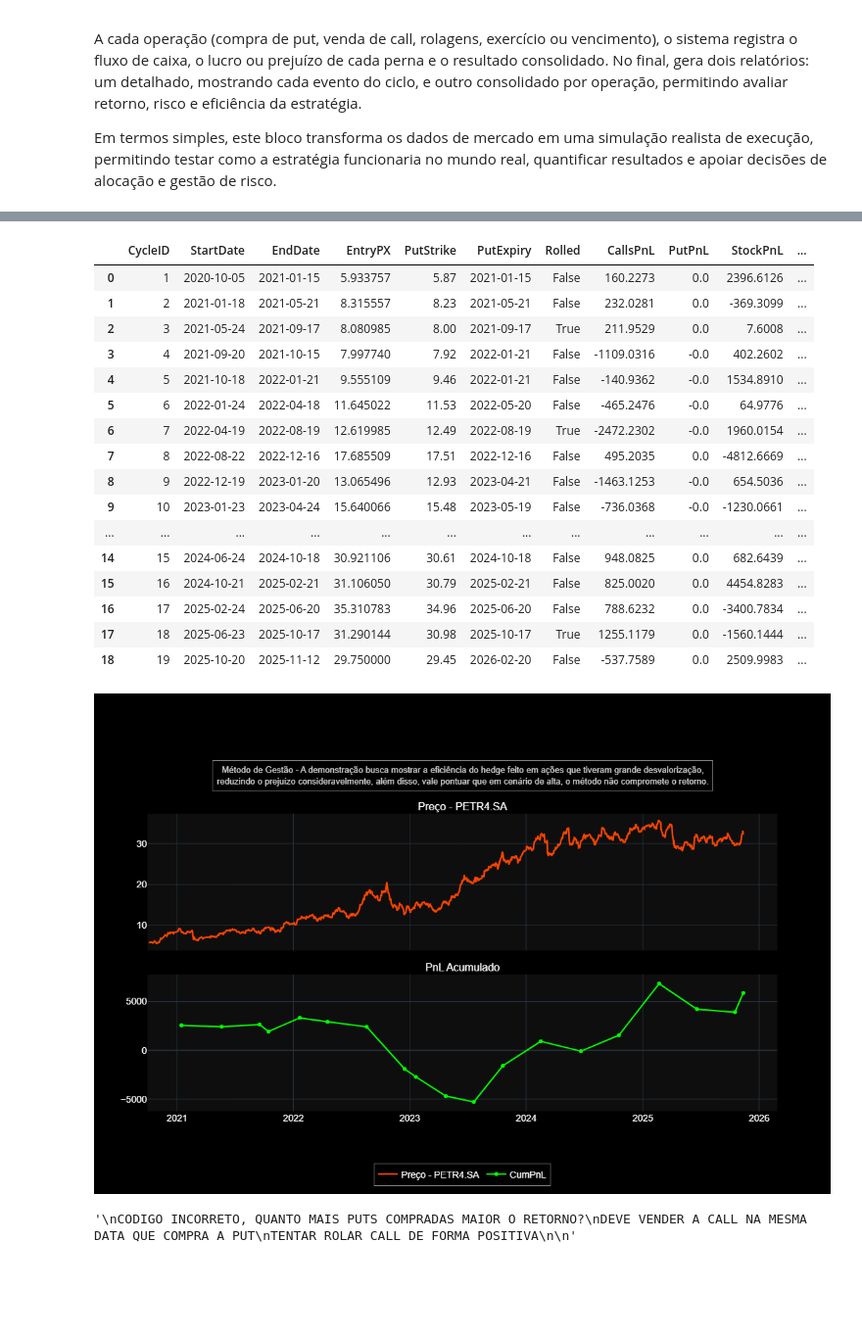
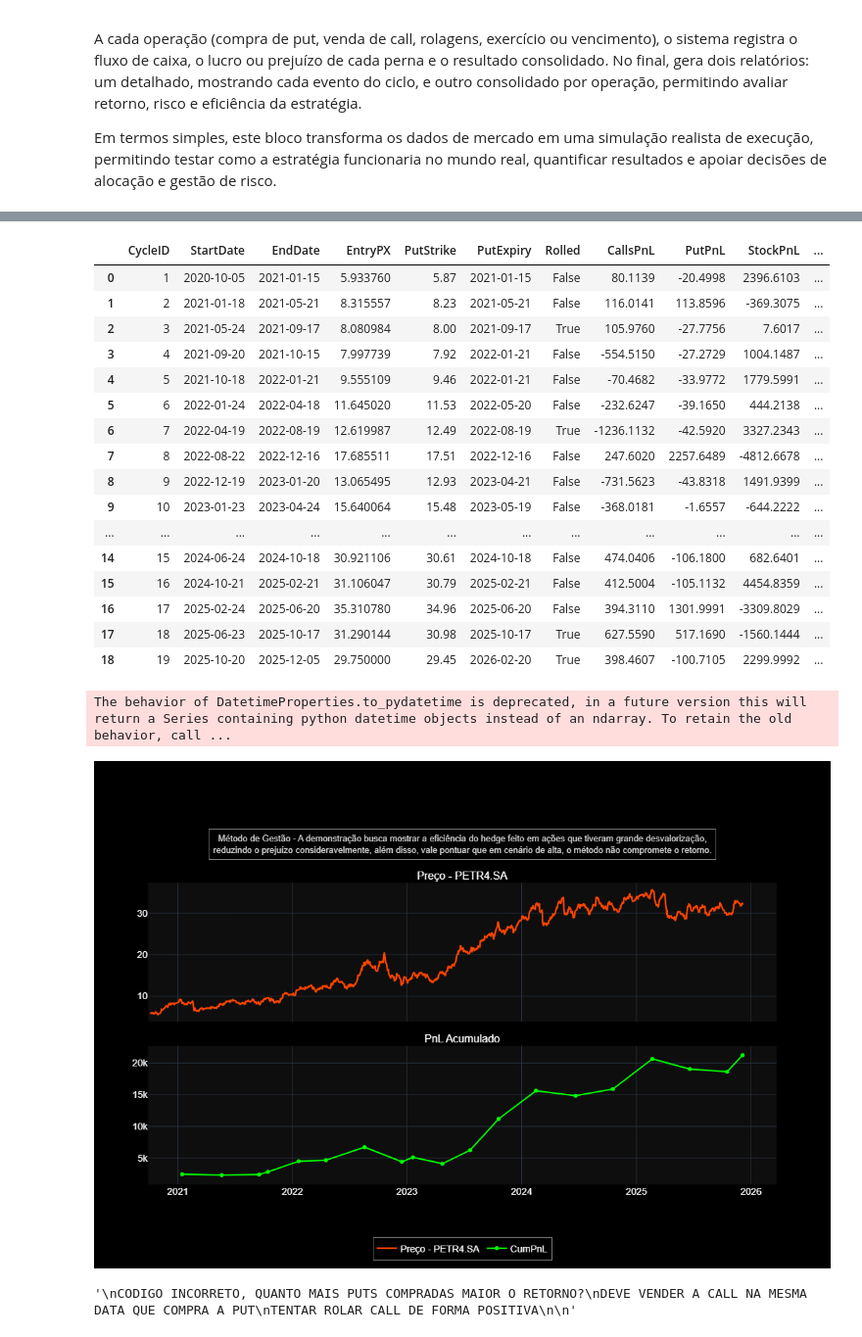
Before and after one commit to JoaoQuantDev/repositorio_exemplos, a Jupyter notebook: Collar_Perene.ipynb, the cells around one changed output, grey strips where cells are left out. Shown at 98% size. Saved outputs shown, nothing was run; the diff lists cells and outputs as text; code cells hidden in the pictures; blank space fills up the shorter version.

```diff
--- a/Collar_Perene.ipynb
+++ b/Collar_Perene.ipynb
@@ -521,8 +521,8 @@ if __name__ == "__main__":
     dados,
     r=0.15,
     stock_qty=1000,   # quantidade de ações compradas
-    put_qty=0,      # quantidade de puts compradas
-    call_qty=1000    # quantidade de calls vendidas
+    put_qty= 500,      # quantidade de puts compradas
+    call_qty=500    # quantidade de calls vendidas
 )
 
     # Exibir cabeçalhos
@@ -597,19 +614,20 @@ TENTAR ROLAR CALL DE FORMA POSITIVA
 |  | CycleID | StartDate | EndDate | EntryPX | PutStrike | PutExpiry | Rolled | CallsPnL | PutPnL | StockPnL | ... |
-| 0 | 1 | 2020-10-05 | 2021-01-15 | 5.933757 | 5.87 | 2021-01-15 | False | 160.2273 | 0.0 | 2396.6126 | ... |
-| 1 | 2 | 2021-01-18 | 2021-05-21 | 8.315557 | 8.23 | 2021-05-21 | False | 232.0281 | 0.0 | -369.3099 | ... |
-| 2 | 3 | 2021-05-24 | 2021-09-17 | 8.080985 | 8.00 | 2021-09-17 | True | 211.9529 | 0.0 | 7.6008 | ... |
-| 3 | 4 | 2021-09-20 | 2021-10-15 | 7.997740 | 7.92 | 2022-01-21 | False | -1109.0316 | -0.0 | 402.2602 | ... |
-| 4 | 5 | 2021-10-18 | 2022-01-21 | 9.555109 | 9.46 | 2022-01-21 | False | -140.9362 | -0.0 | 1534.8910 | ... |
-| 5 | 6 | 2022-01-24 | 2022-04-18 | 11.645022 | 11.53 | 2022-05-20 | False | -465.2476 | -0.0 | 64.9776 | ... |
-| 6 | 7 | 2022-04-19 | 2022-08-19 | 12.619985 | 12.49 | 2022-08-19 | True | -2472.2302 | -0.0 | 1960.0154 | ... |
-| 7 | 8 | 2022-08-22 | 2022-12-16 | 17.685509 | 17.51 | 2022-12-16 | False | 495.2035 | 0.0 | -4812.6669 | ... |
-| 8 | 9 | 2022-12-19 | 2023-01-20 | 13.065496 | 12.93 | 2023-04-21 | False | -1463.1253 | -0.0 | 654.5036 | ... |
-| 9 | 10 | 2023-01-23 | 2023-04-24 | 15.640066 | 15.48 | 2023-05-19 | False | -736.0368 | -0.0 | -1230.0661 | ... |
+| 0 | 1 | 2020-10-05 | 2021-01-15 | 5.933760 | 5.87 | 2021-01-15 | False | 80.1139 | -20.4998 | 2396.6103 | ... |
+| 1 | 2 | 2021-01-18 | 2021-05-21 | 8.315557 | 8.23 | 2021-05-21 | False | 116.0141 | 113.8596 | -369.3075 | ... |
+| 2 | 3 | 2021-05-24 | 2021-09-17 | 8.080984 | 8.00 | 2021-09-17 | True | 105.9760 | -27.7756 | 7.6017 | ... |
+| 3 | 4 | 2021-09-20 | 2021-10-15 | 7.997739 | 7.92 | 2022-01-21 | False | -554.5150 | -27.2729 | 1004.1487 | ... |
+| 4 | 5 | 2021-10-18 | 2022-01-21 | 9.555109 | 9.46 | 2022-01-21 | False | -70.4682 | -33.9772 | 1779.5991 | ... |
+| 5 | 6 | 2022-01-24 | 2022-04-18 | 11.645020 | 11.53 | 2022-05-20 | False | -232.6247 | -39.1650 | 444.2138 | ... |
+| 6 | 7 | 2022-04-19 | 2022-08-19 | 12.619987 | 12.49 | 2022-08-19 | True | -1236.1132 | -42.5920 | 3327.2343 | ... |
+| 7 | 8 | 2022-08-22 | 2022-12-16 | 17.685511 | 17.51 | 2022-12-16 | False | 247.6020 | 2257.6489 | -4812.6678 | ... |
+| 8 | 9 | 2022-12-19 | 2023-01-20 | 13.065495 | 12.93 | 2023-04-21 | False | -731.5623 | -43.8318 | 1491.9399 | ... |
+| 9 | 10 | 2023-01-23 | 2023-04-24 | 15.640064 | 15.48 | 2023-05-19 | False | -368.0181 | -1.6557 | -644.2222 | ... |
 | ... | ... | ... | ... | ... | ... | ... | ... | ... | ... | ... | ... |
-| 14 | 15 | 2024-06-24 | 2024-10-18 | 30.921106 | 30.61 | 2024-10-18 | False | 948.0825 | 0.0 | 682.6439 | ... |
-| 15 | 16 | 2024-10-21 | 2025-02-21 | 31.106050 | 30.79 | 2025-02-21 | False | 825.0020 | 0.0 | 4454.8283 | ... |
-| 16 | 17 | 2025-02-24 | 2025-06-20 | 35.310783 | 34.96 | 2025-06-20 | False | 788.6232 | 0.0 | -3400.7834 | ... |
-| 17 | 18 | 2025-06-23 | 2025-10-17 | 31.290144 | 30.98 | 2025-10-17 | True | 1255.1179 | 0.0 | -1560.1444 | ... |
-| 18 | 19 | 2025-10-20 | 2025-11-12 | 29.750000 | 29.45 | 2026-02-20 | False | -537.7589 | 0.0 | 2509.9983 | ... |
+| 14 | 15 | 2024-06-24 | 2024-10-18 | 30.921106 | 30.61 | 2024-10-18 | False | 474.0406 | -106.1800 | 682.6401 | ... |
+| 15 | 16 | 2024-10-21 | 2025-02-21 | 31.106047 | 30.79 | 2025-02-21 | False | 412.5004 | -105.1132 | 4454.8359 | ... |
+| 16 | 17 | 2025-02-24 | 2025-06-20 | 35.310780 | 34.96 | 2025-06-20 | False | 394.3110 | 1301.9991 | -3309.8029 | ... |
+| 17 | 18 | 2025-06-23 | 2025-10-17 | 31.290144 | 30.98 | 2025-10-17 | True | 627.5590 | 517.1690 | -1560.1444 | ... |
+| 18 | 19 | 2025-10-20 | 2025-12-05 | 29.750000 | 29.45 | 2026-02-20 | True | 398.4607 | -100.7105 | 2299.9992 | ... |
+The behavior of DatetimeProperties.to_pydatetime is deprecated, in a future version this will return a Series containing python datetime objects instead of an ndarray. To retain the old behavior, call ...
-[figure, old version]
+[figure, new version]
-'\nCODIGO INCORRETO, QUANTO MAIS PUTS COMPRADAS MAIOR O RETORNO?\nDEVE VENDER A CALL NA MESMA DATA QUE COMPRA A PUT\nTENTAR ROLAR CALL DE FORMA POSITIVA\n\n'
+'\nCODIGO INCORRETO, QUANTO MAIS PUTS COMPRADAS MAIOR O RETORNO?\nDEVE VENDER A CALL NA MESMA DATA QUE COMPRA A PUT\nTENTAR ROLAR CALL DE FORMA POSITIVA\n\n'
```
Also changed, not shown: parts of 2 cells of this notebook, 1 other file.
